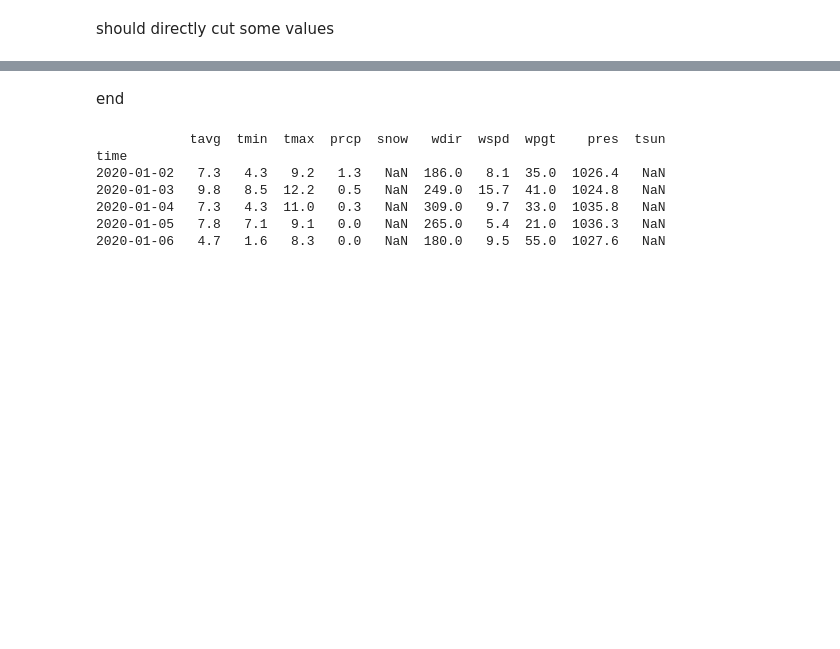
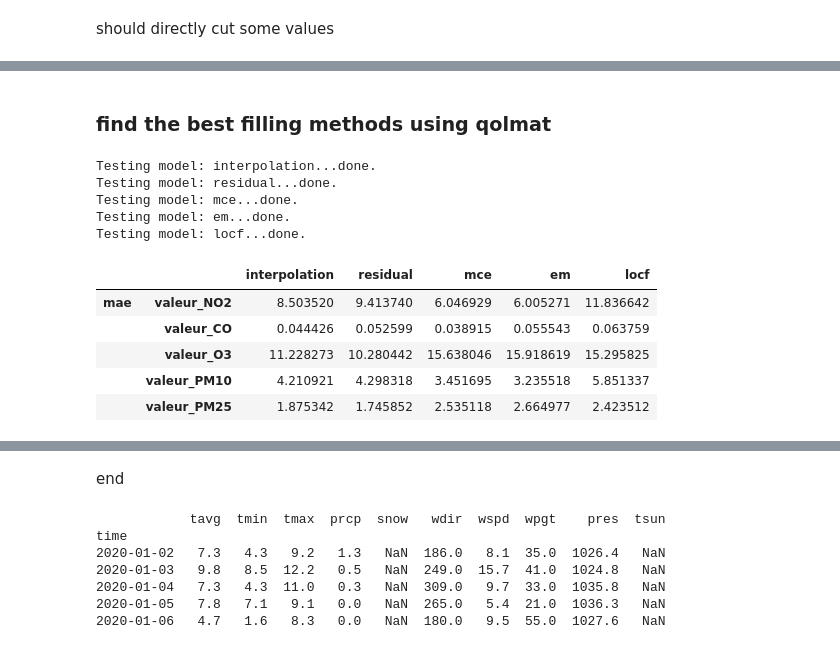
Before and after one commit to Trung-Dan-Phan/kaggle_time_series, a Jupyter notebook: notebooks/preprocessing.ipynb, the cells around one changed output, grey strips where cells are left out. Saved outputs shown, nothing was run; the diff lists cells and outputs as text; code cells hidden in the pictures; blank space fills up the shorter version.

```diff
--- a/notebooks/preprocessing.ipynb
+++ b/notebooks/preprocessing.ipynb
@@ -211,0 +244,2 @@ valeur_CO
+# %% [markdown]
+### find the best filling methods using qolmat
@@ -211,0 +248,39 @@ valeur_CO
+# %%
+# impute and compare
+imputer_interpol = imputers.ImputerInterpolation(method="linear")
+imputer_res = imputers.ImputerResiduals(period=24, model_tsa="additive")
+# imputer_rpca = imputers.ImputerRpcaNoisy()
+imputer_mce = imputers.ImputerMICE()
+imputer_em = imputers.ImputerEM(columnwise=False)
+imputer_locf = imputers.ImputerLOCF()
+
+dict_imputers = {
+      "interpolation": imputer_interpol,
+      "residual": imputer_res,
+      #"rpca": imputer_rpca,
+      "mce": imputer_mce,
+      "em": imputer_em,
+      "locf": imputer_locf,
+  }
+
+generator_holes = missing_patterns.EmpiricalHoleGenerator(n_splits=4, ratio_masked=0.1)
+comparison = comparator.Comparator(
+      dict_imputers,
+      cols,
+      generator_holes = generator_holes,
+      metrics = ["mae"],
+  )
+results = comparison.compare(train_df)
+results.style.highlight_min(color="lightsteelblue", axis=1)
+# %% [output]
+Testing model: interpolation...done.
+Testing model: residual...done.
+Testing model: mce...done.
+Testing model: em...done.
+Testing model: locf...done.
+|  |  | interpolation | residual | mce | em | locf |
+| mae | valeur_NO2 | 8.503520 | 9.413740 | 6.046929 | 6.005271 | 11.836642 |
+|  | valeur_CO | 0.044426 | 0.052599 | 0.038915 | 0.055543 | 0.063759 |
+|  | valeur_O3 | 11.228273 | 10.280442 | 15.638046 | 15.918619 | 15.295825 |
+|  | valeur_PM10 | 4.210921 | 4.298318 | 3.451695 | 3.235518 | 5.851337 |
+|  | valeur_PM25 | 1.875342 | 1.745852 | 2.535118 | 2.664977 | 2.423512 |
```
Also changed, not shown: parts of 11 cells of this notebook.
